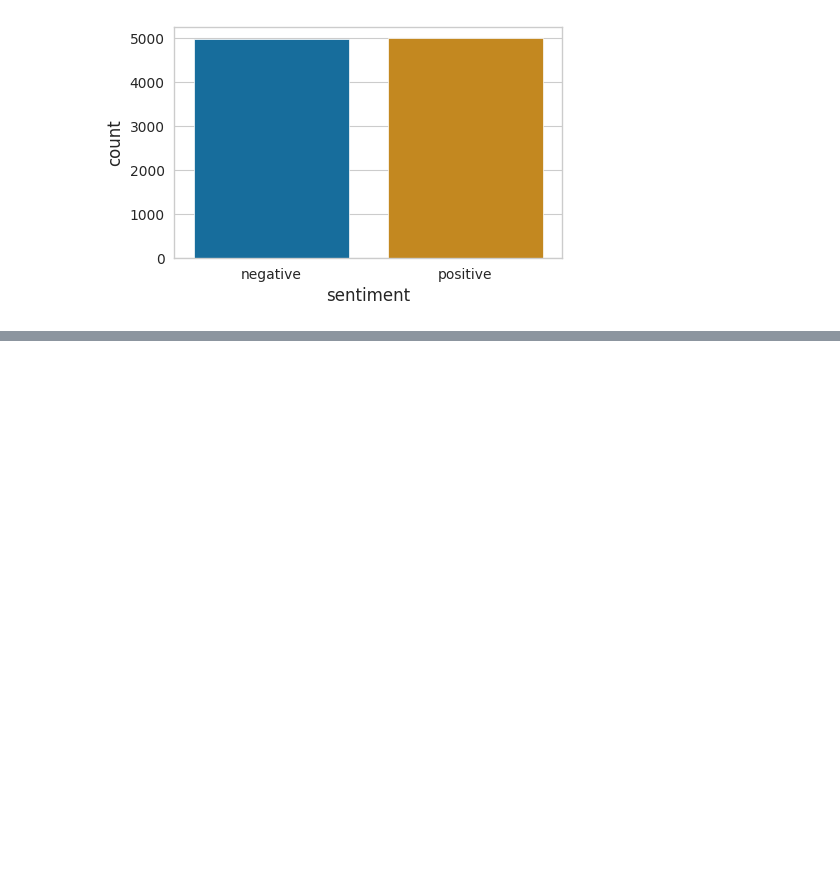
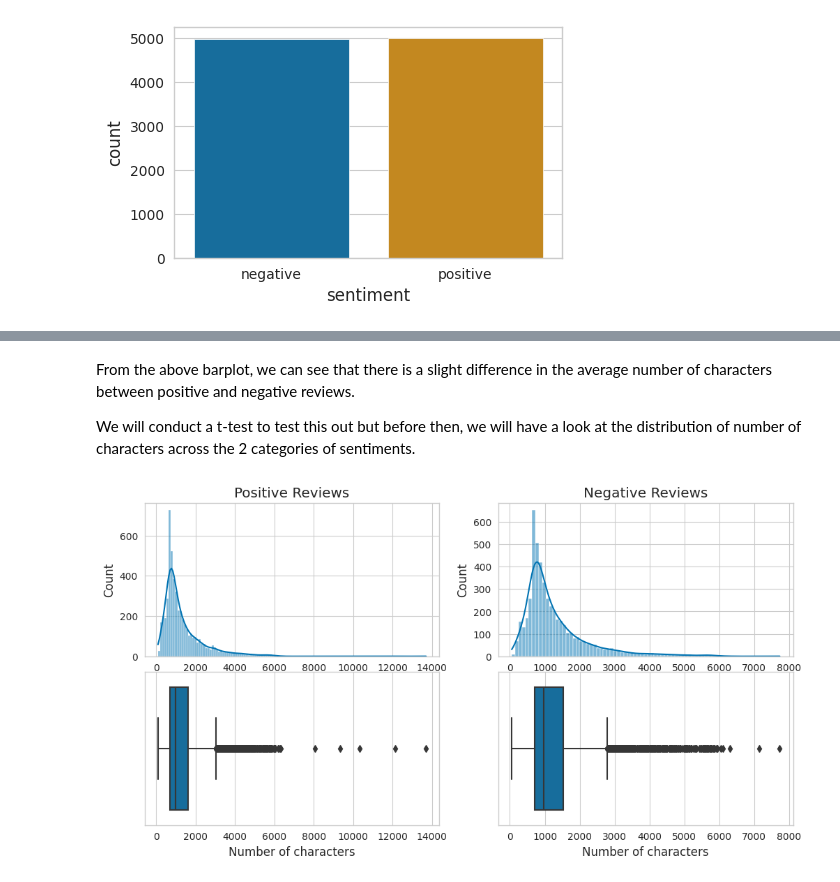
Before and after one commit to noah1-alt/sentiment-analysis, a Jupyter notebook: futureintern-ml-02.ipynb, the cells around one changed output, grey strips where cells are left out. Drawn from its saved outputs; the diff is of its cells as text; code cells hidden in the pictures; blank space fills up the shorter version.

```diff
--- a/futureintern-ml-02.ipynb
+++ b/futureintern-ml-02.ipynb
@@ -262,0 +106,20 @@ naive.score(X_test, y_test)
+# %% [markdown]
+From the above barplot, we can see that there is a slight difference in the average number of characters between positive and negative reviews.
+
+We will conduct a t-test to test this out but before then, we will have a look at the distribution of number of characters across the 2 categories of sentiments.
+# %%
+fig, ax =plt.subplots(2,2, figsize = (12,6))
+sns.histplot(data = movies_df[movies_df['sentiment']=='positive'], x = 'num_char',  ax =ax[0,0], kde = True)
+ax[0,0].set_title("Positive Reviews")
+ax[0,0].set_xlabel('Number of characters')
+sns.histplot(data = movies_df[movies_df['sentiment']=='negative'], x = 'num_char',  ax =ax[0,1], kde = True)
+ax[0,1].set_title("Negative Reviews")
+ax[0,1].set_xlabel('Number of characters')
+sns.boxplot(data = movies_df[movies_df['sentiment']=='positive'], x = 'num_char', ax = ax[1,0])
+ax[1,0].set_xlabel('Number of characters')
+sns.boxplot(data = movies_df[movies_df['sentiment']=='negative'], x = 'num_char', ax = ax[1,1])
+ax[1,1].set_xlabel('Number of characters')
+plt.subplots_adjust(hspace=0.1)
+plt.show()
+# %% [output]
+[figure, added]
```
Also changed, not shown: parts of 73 cells of this notebook.
